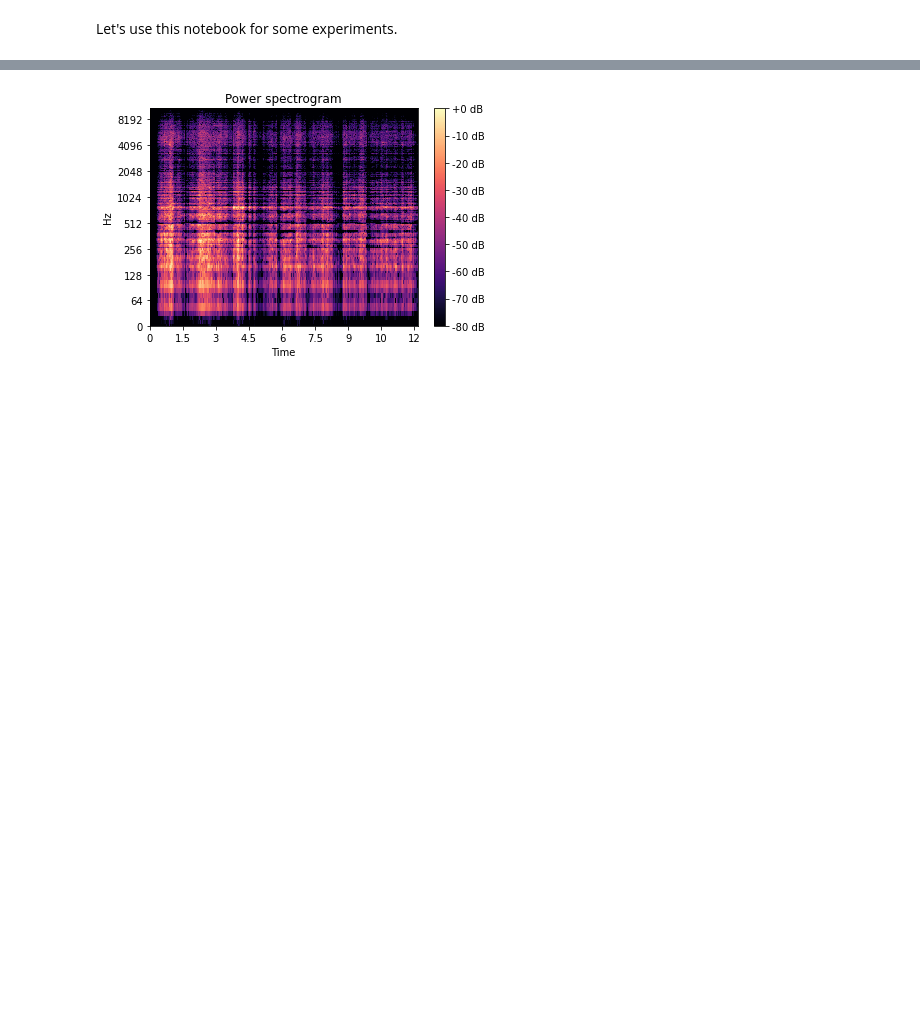
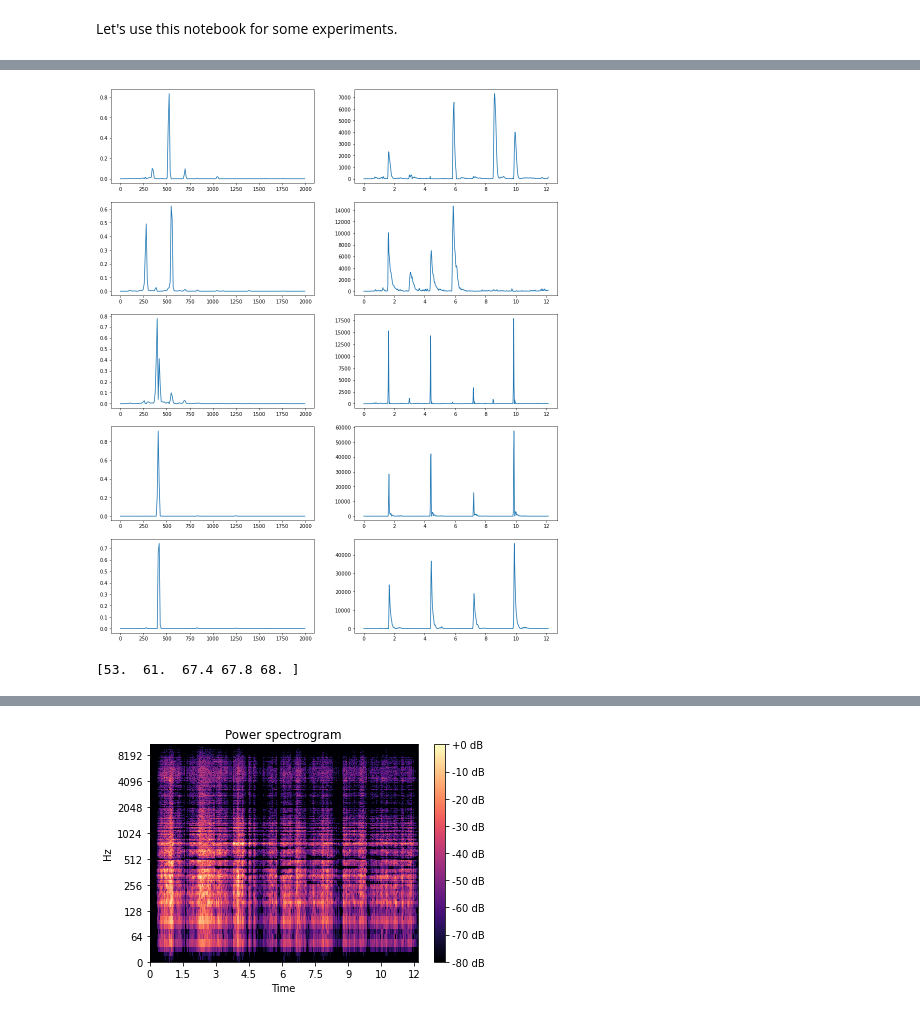
Before and after one commit to mariasoroka/StatisticalMachineLearning, a Jupyter notebook: test_notebook.ipynb, the cells around one changed output, grey strips where cells are left out. Cells and saved outputs as stored; diff of their text form; code cells hidden in the pictures; blank space fills up the shorter version.

```diff
--- a/test_notebook.ipynb
+++ b/test_notebook.ipynb
@@ -24,0 +103,9 @@ pitches 61 and 68 are good.
+# %%
+K = 5
+matrix_to_factorize = NMF(ViolinSpectrogram.compute_matrix())
+W, H, WH = matrix_to_factorize.factorize_EUC(K, 5000)
+# C_matrices = matrix_to_factorize.wiener_reconstruction(W, H, WH)
+plot_freq_times(W, H, ViolinSpectrogram)
+# %% [output]
+[figure, added]
+[53.  61.  67.4 67.8 68. ]
```
Also changed, not shown: parts of 44 cells of this notebook, 2 other files.
